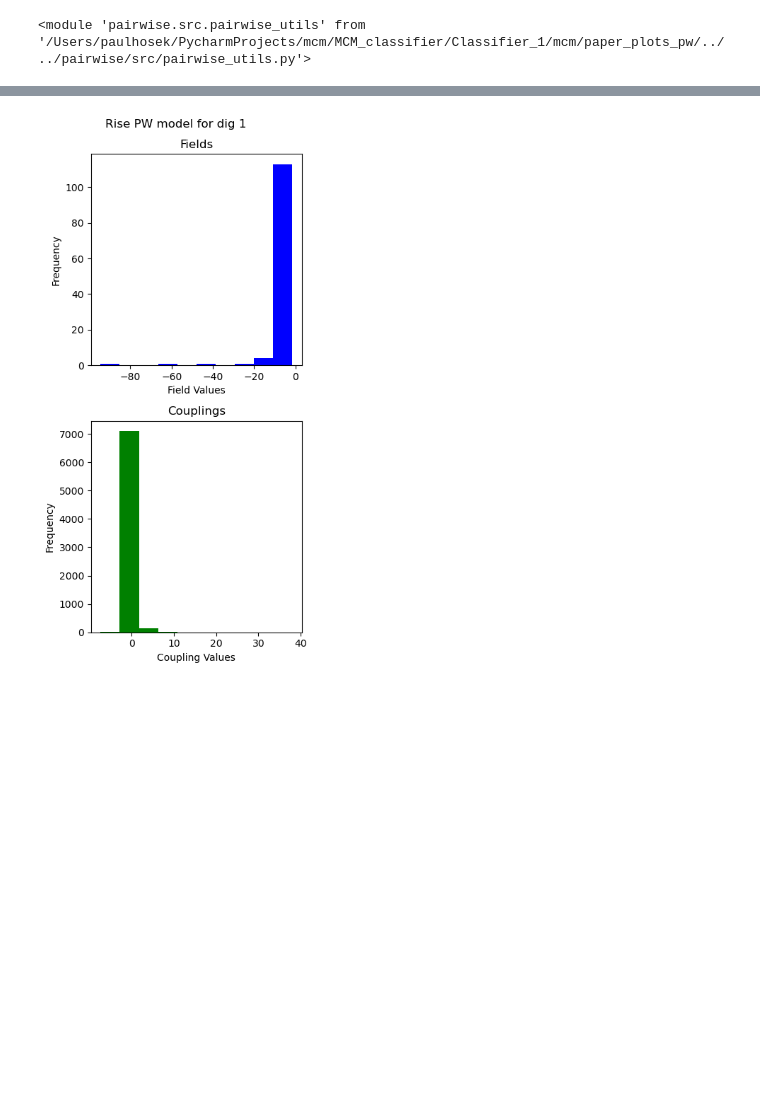
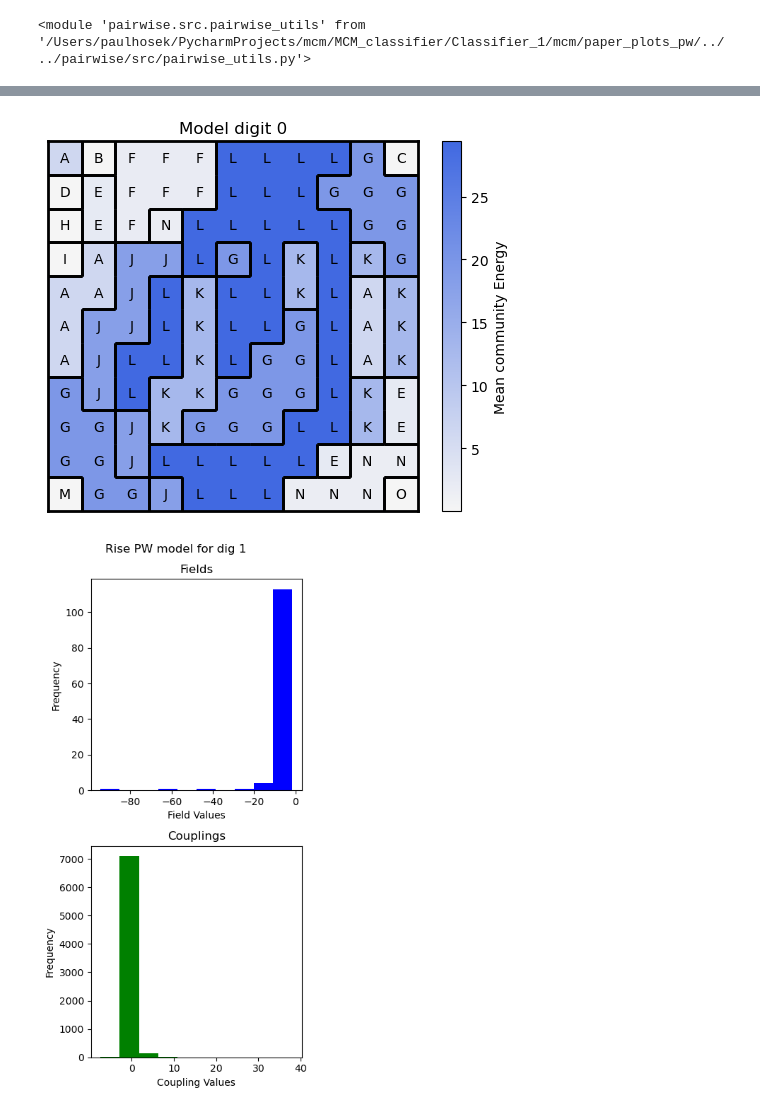
Before and after one commit to PaulHosek/MCM_classifier, a Jupyter notebook: Classifier_1/mcm/paper_plots_pw/reconstruct_graph.ipynb, the cells around one changed output, grey strips where cells are left out. Drawn from its saved outputs; the diff is of its cells as text; code cells hidden in the pictures; blank space fills up the shorter version.

Commit message:
energy within community done!

```diff
--- a/Classifier_1/mcm/paper_plots_pw/reconstruct_graph.ipynb
+++ b/Classifier_1/mcm/paper_plots_pw/reconstruct_graph.ipynb
@@ -167,3 +167,15 @@ E_subgraph_avg
+# %%
+cmap = myplot.cmap_to_gray("royalblue", reverse=True)
+G = add_data_and_field_attr_G(G, pw_mods[dig], dig)
+commE_map = np.array([E_subgraph_avg(G, lc) for lc in lcom])[pmap]
+# pmap,lcom = utils.cluster_partmap(G,42,return_lcom=True)
+# lcomm_w = np.array([utils.community_avgJij(G, com) for com in lcom])
+# lcomm_w_log = np.where(np.array(lcomm_w) != 0, np.log(np.array(lcomm_w)), 0)
+plt.title(f"Model digit {dig}")
+im = myplot.partition_map(plt.gca(), commE_map,myplot.int_to_letters(pmap),myplot.find_borders(pmap),cbar=None, normalise=False, cmap=cmap)
+colorbar = plt.colorbar(im,label="Mean community Energy")
+# %% [output]
+[figure, added]
 # %%
 
 #
```
Also changed, not shown: parts of 3 cells of this notebook.
